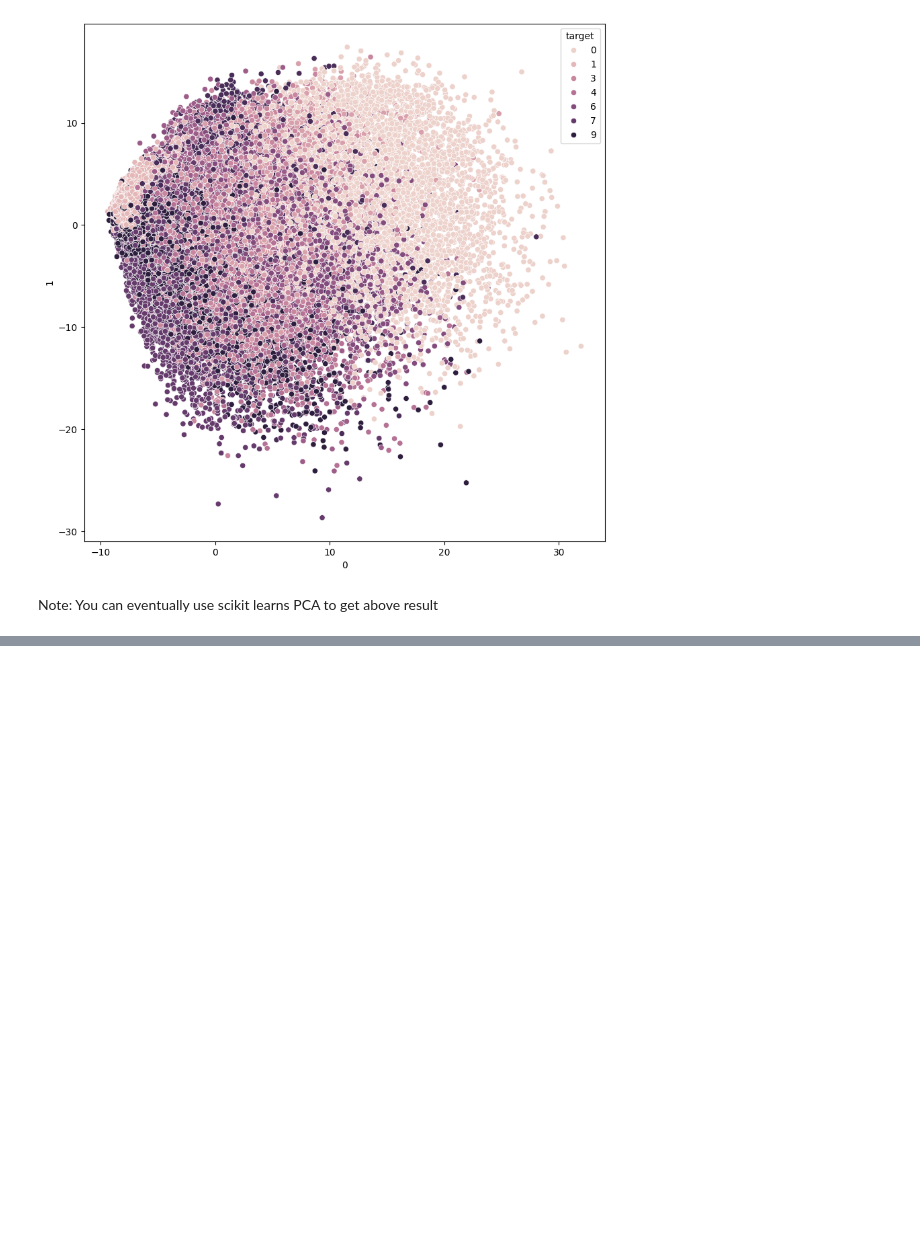
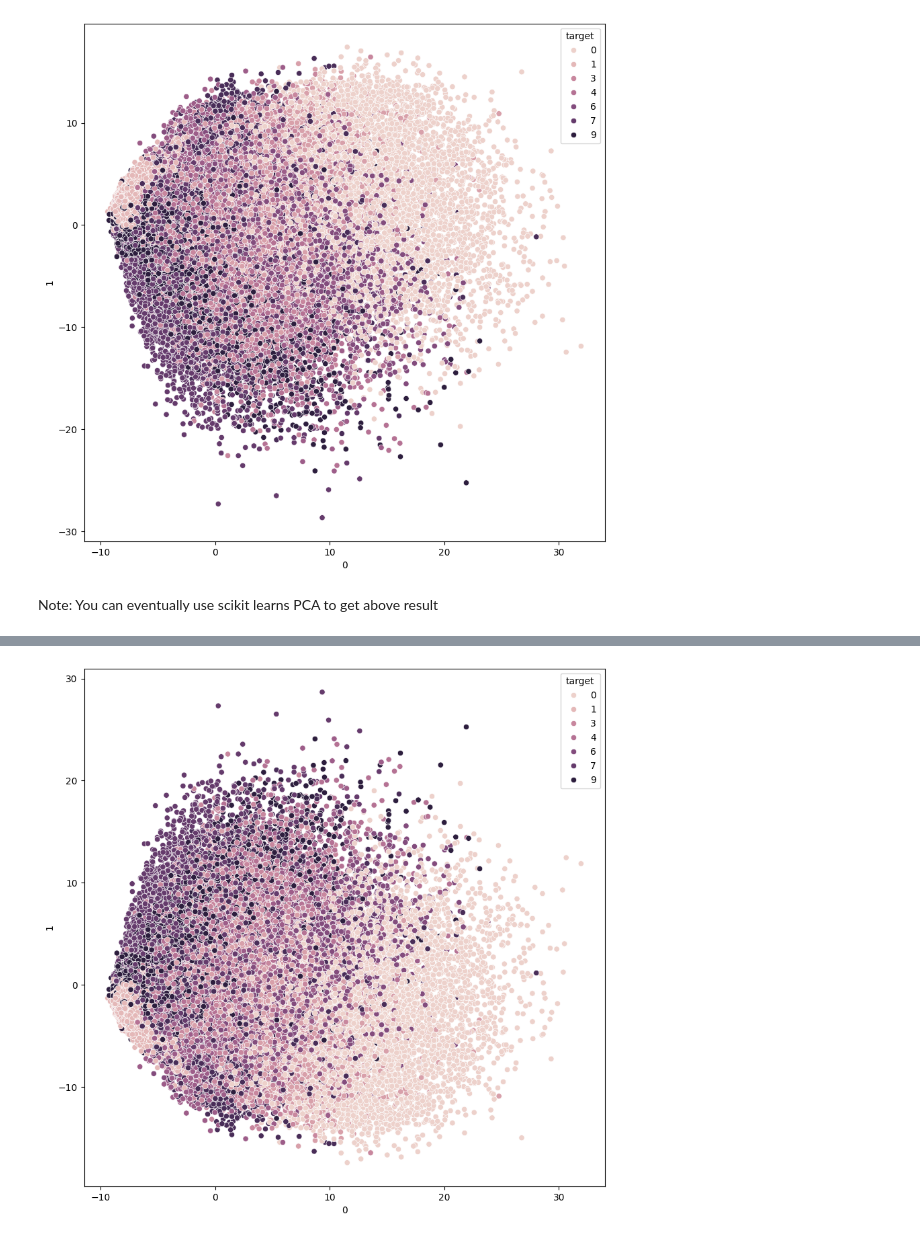
Before and after one commit to AumaujayaSiddhi/Machine-Learning-Basics, a Jupyter notebook: CUSTOM_PCA_ON_MNIST.ipynb, the cells around one changed output, grey strips where cells are left out. Drawn from its saved outputs; the diff is of its cells as text; code cells hidden in the pictures; blank space fills up the shorter version.

Commit message:
included Sklearns PCA

```diff
--- a/CUSTOM_PCA_ON_MNIST.ipynb
+++ b/CUSTOM_PCA_ON_MNIST.ipynb
@@ -188,0 +196,5 @@ Note: You can eventually use scikit learns PCA to get above result
+# %%
+from sklearn.decomposition import PCA
+pca = PCA(n_components=2)
+pca.fit(data)
+data_projected = pca.transform(data)
@@ -188,0 +211,4 @@ Note: You can eventually use scikit learns PCA to get above result
+# %%
+dataFrame_projected = pd.DataFrame(data_projected)
+dataFrame_projected["target"] = dataFrame["target"]
+dataFrame_projected.head()
@@ -188,0 +222,7 @@ Note: You can eventually use scikit learns PCA to get above result
+# %%
+# plot scatter plot of above points using hue as target
+plt.figure(figsize=(10,10))
+sns.scatterplot(x=dataFrame_projected[0], y=dataFrame_projected[1], hue=dataFrame_projected["target"])
+plt.show()
+# %% [output]
+[figure, added]
```
Also changed, not shown: parts of 3 cells of this notebook.
